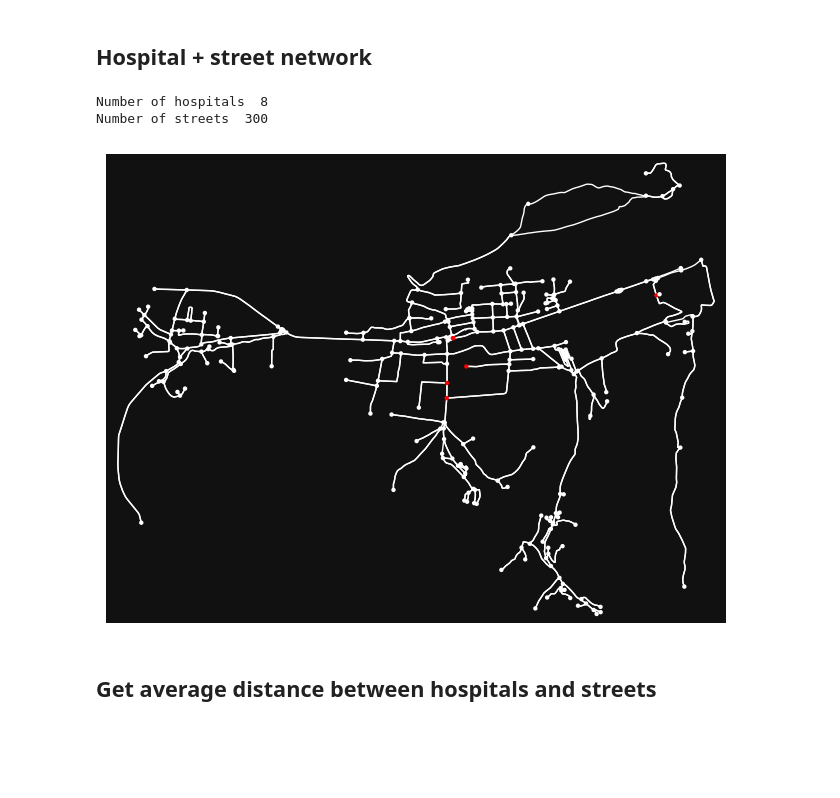
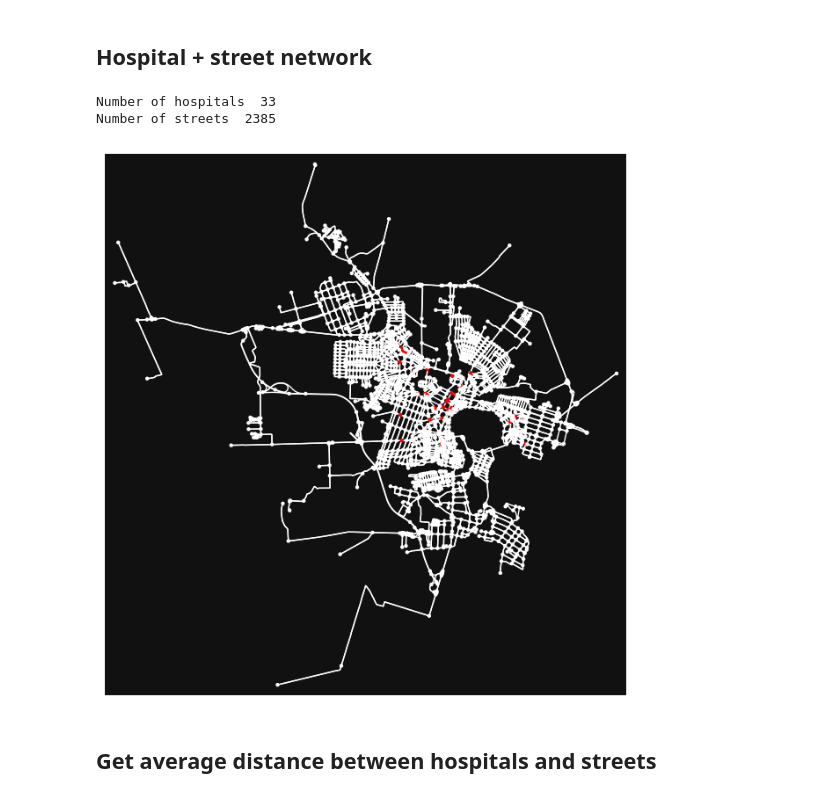
Before and after one commit to adrianbetea/City-Healthcare-System-Analysis-Platform, a Jupyter notebook: generate_graph_osmnx.ipynb, the cells around one changed output. Cells and saved outputs as stored; diff of their text form; code cells hidden in the pictures; blank space fills up the shorter version.

```diff
--- a/generate_graph_osmnx.ipynb
+++ b/generate_graph_osmnx.ipynb
@@ -7,6 +7,7 @@ latitude = []
 longitude = []
 city_name = []
 county_name = []
+city_population = []
 with open('Datasets/ro.csv', newline='') as csvfile:
     DictReader = csv.DictReader(csvfile)
     ### Get latitude and longitude from csv
@@ -25,6 +26,7 @@ with open('Datasets/ro.csv', newline='') as csvfile:
         county_name = county_name + [county]
         latitude = latitude + [row['lat']]
         longitude = longitude + [row['lng']]
+        city_population = city_population + [row['population']]
 # %% [markdown]
 ## Set CUDA
 # %%
@@ -40,7 +42,7 @@ import networkx as nx
 import geopandas as gpd
 import osmnx as ox
 
-location = city_name[40]+","+county_name[40]
+location = city_name[11]+","+county_name[11]
 print(location)
 
 G = ox.graph_from_place(location, network_type="drive")
@@ -56,37 +58,38 @@ Floresti,Cluj
 import networkx as nx
 import geopandas as gpd
 import osmnx as ox
 
 # Get the street network graph
 G = ox.graph_from_place(location, network_type="drive")
 
 # Get the hospitals data
-hospitals = ox.geometries.geometries_from_place(location, tags={"amenity": "hospital", "amenity":"clinic"})
+hospitals = ox.geometries.geometries_from_place(location, tags={"amenity": "hospital", "amenity":"clinic", "healthcare":"hospital", "emergency":"yes"})
 
 # Create a new attribute for hospital nodes
 for _, hospital in hospitals.iterrows():
+    ## To get the hospital name I use  print(hospital['name'])
     # Get the centroid of the hospital geometry
     centroid = hospital.geometry.centroid
     latitude, longitude = centroid.y, centroid.x
 
     # Find the nearest node in the street network graph to the hospital location
     nearest_node = ox.distance.nearest_nodes(G, longitude, latitude)
 
     # Add the hospital as a node to the graph
     G.add_node(nearest_node, type="hospital")
 
 # Number of hospitals
 print("Number of hospitals ", len(hospitals))
 print("Number of streets ",  len(G))
 
 # Set node colors based on their type
 node_colors = ["red" if "type" in G.nodes[node] and G.nodes[node]["type"] == "hospital" else "white" for node in G.nodes()]
 # Plot the graph with hospitals colored red and the rest with white
 fig, ax = ox.plot_graph(G, node_color=node_colors, node_size=10, edge_color='w')
 # %% [output]
-Number of hospitals  8
-Number of streets  300
+Number of hospitals  33
+Number of streets  2385
-[figure, old version]
+[figure, new version]
 # %% [markdown]
 ## Get average distance between hospitals and streets
 # %%
```
Also changed, not shown: parts of 3 cells of this notebook, 3 other files.
